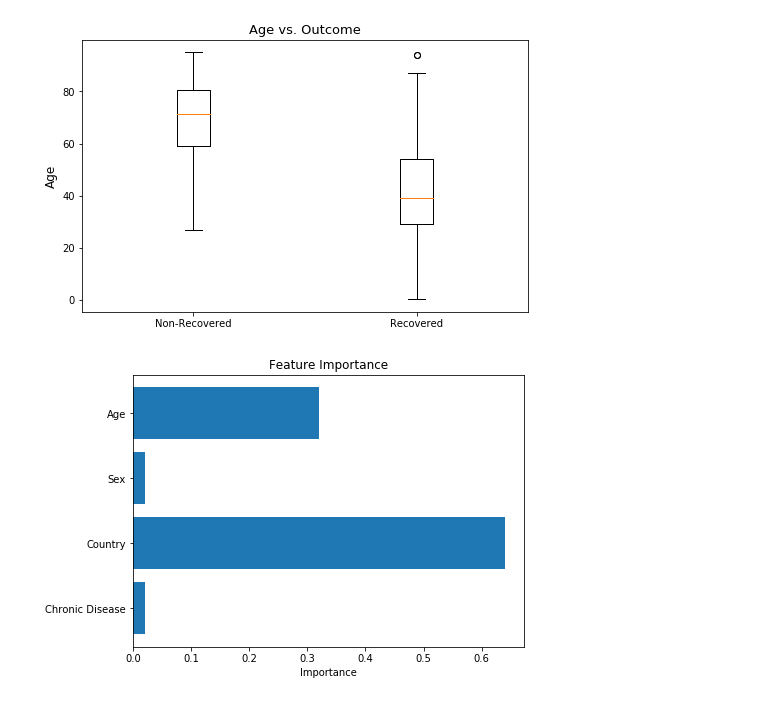
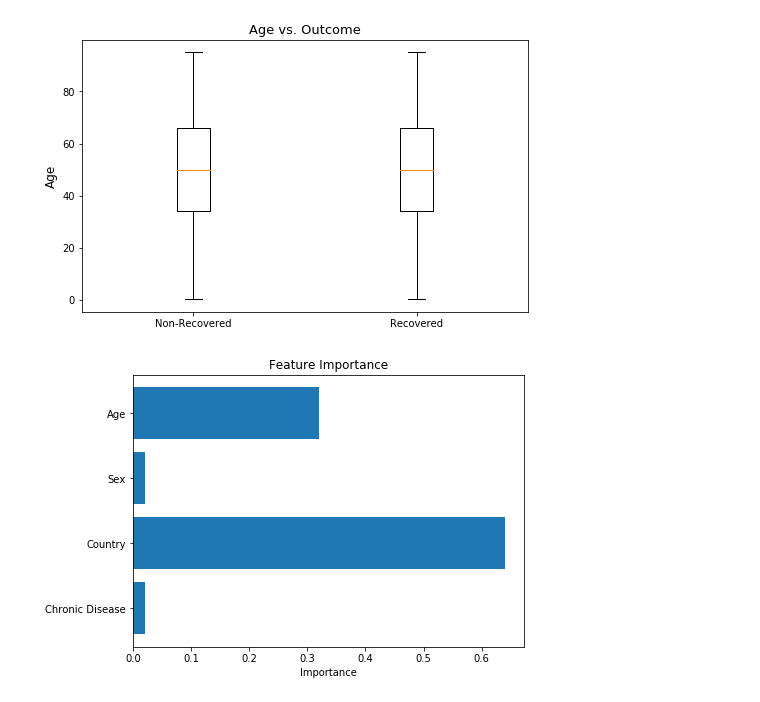
Before and after one commit to dukersss13/COVID-19-ML-Classification-Model, a Jupyter notebook: Duc.ipynb, the cells around one changed output. Cells and saved outputs as stored; diff of their text form; code cells hidden in the pictures.

```diff
--- a/Duc.ipynb
+++ b/Duc.ipynb
@@ -40,24 +55,24 @@ def clean(train):
     ytrain = subset['que_paso']
     return xtrain, ytrain, mp2
 # %%
-xtrain, ytrain, mp2 = clean(train)
+data, ytrain, mp2 = clean(train)
 # %%
-age_death = xtrain['que_paso'] == 0
-age_rec = xtrain['que_paso'] == 1
+age_death = data['que_paso'] == 0
+age_rec = data['que_paso'] == 1
 
-xdeath = xtrain[age_death]
-xrec = xtrain[age_rec]
+xdeath = data[age_death]
+xrec = data[age_rec]
 
-age1 = xdeath['age']
-age2 = xrec['age']
+age1 = data['age']
+age2 = data['age']
 
-data = [age1, age2]
+data2 = [age1, age2]
 fig, ax = plt.subplots(figsize = (8,5))
 ax.set_title('Age vs. Outcome', fontsize = 13)
 
-ax.boxplot(data, labels = ['Non-Recovered', 'Recovered'])
+ax.boxplot(data2, labels = ['Non-Recovered', 'Recovered'])
 ax.set_ylabel("Age", fontsize = 12)
 plt.show()
 # %% [output]
-[figure, old version]
+[figure, new version]
 # %%
```
Also changed, not shown: parts of 13 cells of this notebook.
